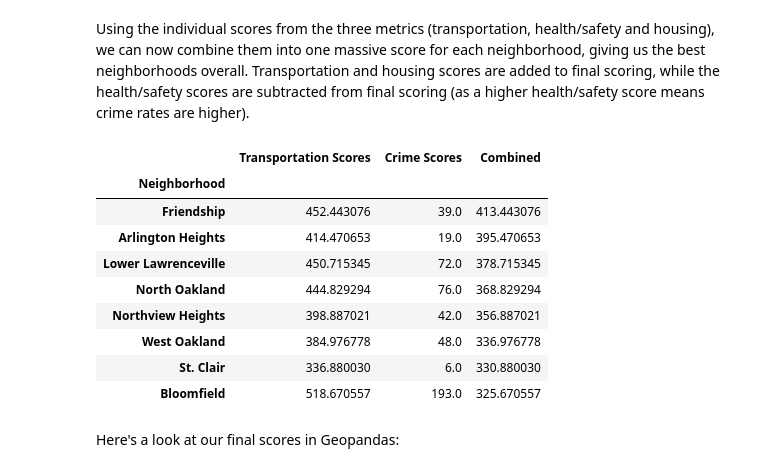
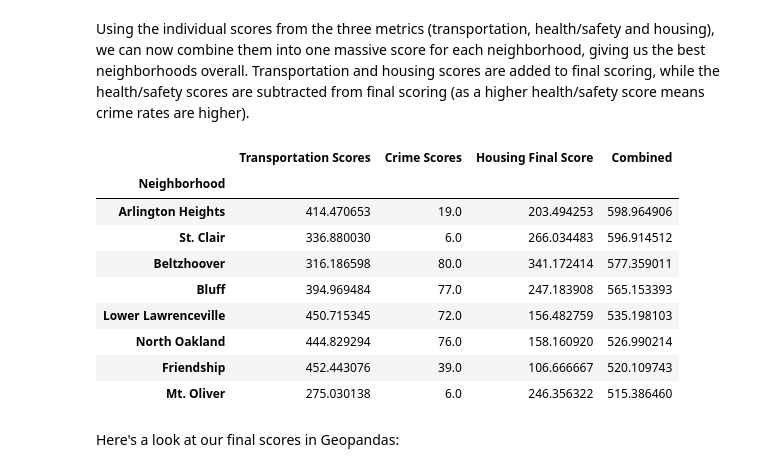
Before and after one commit to Nick0306/Big_Ideas_Final_Project, a Jupyter notebook: Dataset Notebooks/CombinedNotebook.ipynb, the cells around one changed output. Cells and saved outputs as stored; diff of their text form; code cells hidden in the pictures.

```diff
--- a/Dataset Notebooks/CombinedNotebook.ipynb
+++ b/Dataset Notebooks/CombinedNotebook.ipynb
@@ -760,7 +760,8 @@ for x in range(len(housing_results)):
     housing_results.iloc[x,3] = 0
     for y in range(3):
         housing_results.iloc[x,3] += housing_results.iloc[x,y]
-housing_results = housing_results.sort_valus(by=["Hlusi g"])
+housing_results = housing_results.sort_values(by=["Housing Final Score"], ascending = False)
+housing_results
 # %% [output]
 |  | Occupied Units Points | Median Home Value Points | Avg. Yrs. of Residence Points | Housing Final Score |
 | Neighborhood |  |  |  |  |
@@ -789,24 +790,23 @@ In conclusion, after looking at all the results, Spring Garden, along with some
 # %% [markdown]
 Using the individual scores from the three metrics (transportation, health/safety and housing), we can now combine them into one massive score for each neighborhood, giving us the best neighborhoods overall. Transportation and housing scores are added to final scoring, while the health/safety scores are subtracted from final scoring (as a higher health/safety score means crime rates are higher).
 # %%
-combined_results = pd.concat([overall_scores.iloc[0:, 3:4], best_neigh.iloc[0:, 2:3]], axis=1, join='inner')
-# Still need to add Ram's part
+combined_results = pd.concat([overall_scores.iloc[0:, 3:4], best_neigh.iloc[0:, 2:3], housing_results.iloc[0:,3:4]], axis=1, join='inner')
 combined_results["Combined"] = np.nan
 for x in range (len(overall_scores)):
-    combined_results.iloc[x,2] = combined_results.iloc[x,0] - combined_results.iloc[x,1];
+    combined_results.iloc[x,3] = combined_results.iloc[x,0] - combined_results.iloc[x,1] + combined_results.iloc[x,2];
 combined_results = combined_results.sort_values(by=['Combined'], ascending = False)
 combined_results.head(8)
 # %% [output]
-|  | Transportation Scores | Crime Scores | Combined |
-| Neighborhood |  |  |  |
-| Friendship | 452.443076 | 39.0 | 413.443076 |
-| Arlington Heights | 414.470653 | 19.0 | 395.470653 |
-| Lower Lawrenceville | 450.715345 | 72.0 | 378.715345 |
-| North Oakland | 444.829294 | 76.0 | 368.829294 |
-| Northview Heights | 398.887021 | 42.0 | 356.887021 |
-| West Oakland | 384.976778 | 48.0 | 336.976778 |
-| St. Clair | 336.880030 | 6.0 | 330.880030 |
-| Bloomfield | 518.670557 | 193.0 | 325.670557 |
+|  | Transportation Scores | Crime Scores | Housing Final Score | Combined |
+| Neighborhood |  |  |  |  |
+| Arlington Heights | 414.470653 | 19.0 | 203.494253 | 598.964906 |
+| St. Clair | 336.880030 | 6.0 | 266.034483 | 596.914512 |
+| Beltzhoover | 316.186598 | 80.0 | 341.172414 | 577.359011 |
+| Bluff | 394.969484 | 77.0 | 247.183908 | 565.153393 |
+| Lower Lawrenceville | 450.715345 | 72.0 | 156.482759 | 535.198103 |
+| North Oakland | 444.829294 | 76.0 | 158.160920 | 526.990214 |
+| Friendship | 452.443076 | 39.0 | 106.666667 | 520.109743 |
+| Mt. Oliver | 275.030138 | 6.0 | 246.356322 | 515.386460 |
 # %% [markdown]
 Here's a look at our final scores in Geopandas:
 # %%
```
Also changed, not shown: parts of 5 cells of this notebook.
